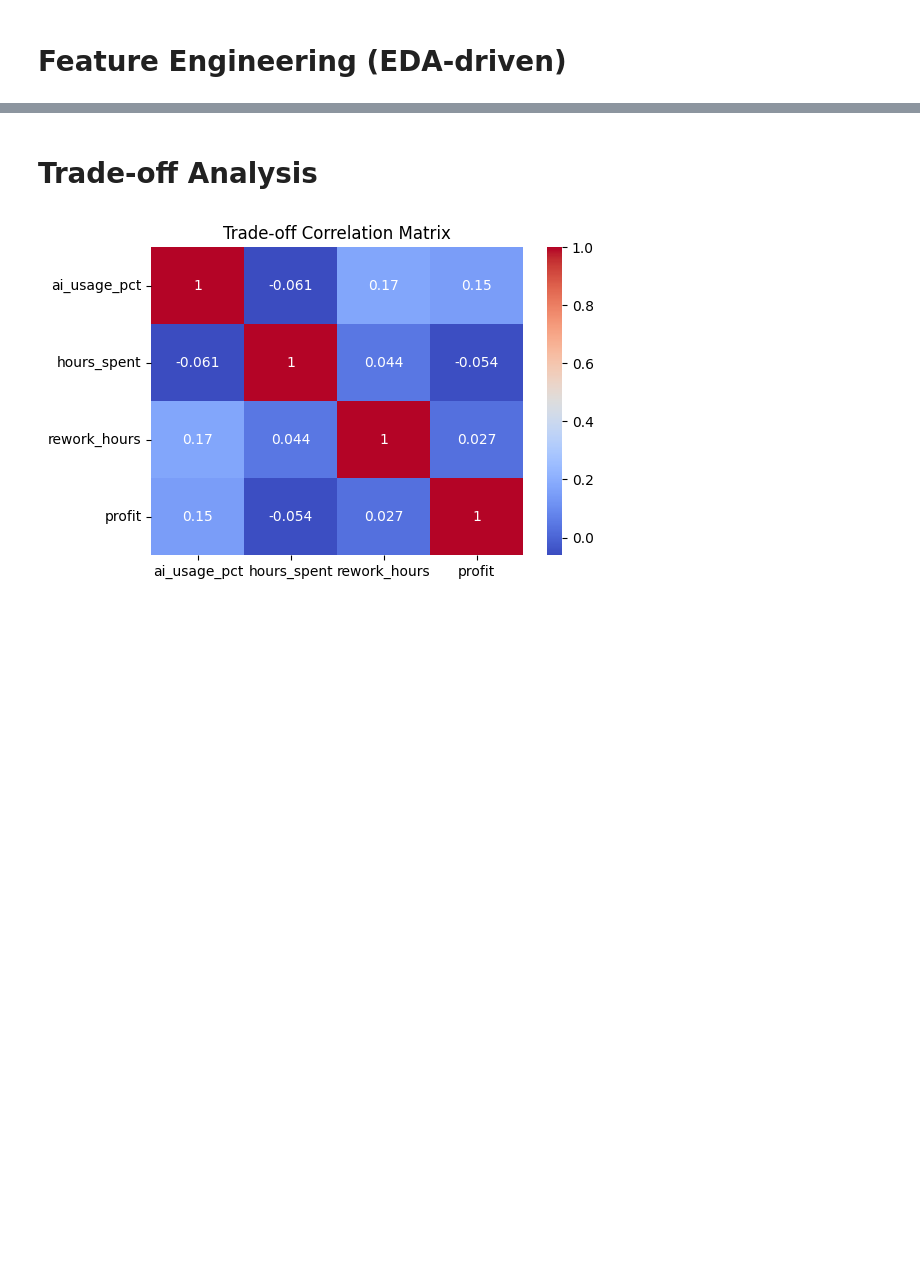
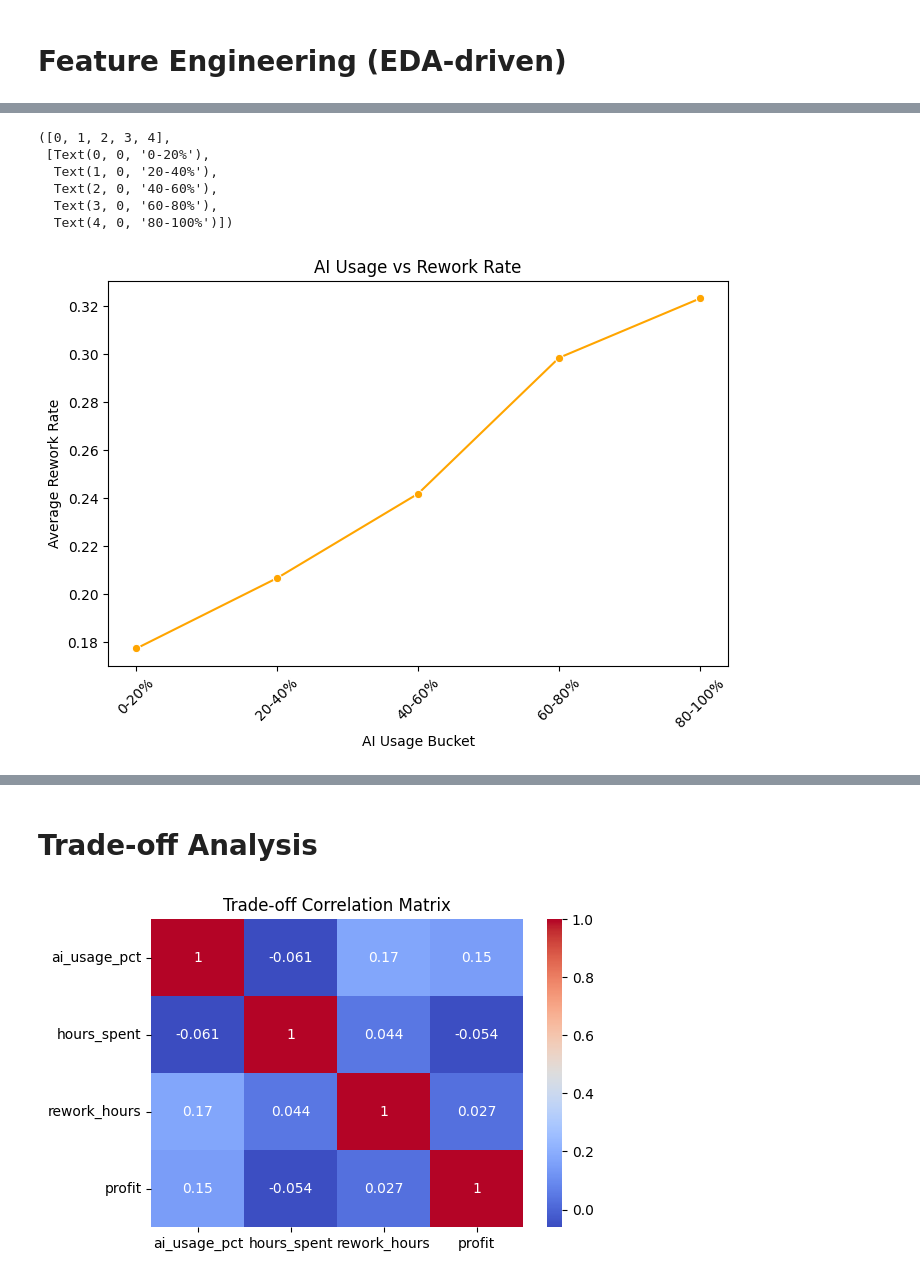
Before and after one commit to andreamammano89-maker/ML_Project_SEA_815441, a Jupyter notebook: EDA.ipynb, the cells around one changed output, grey strips where cells are left out. Cells and saved outputs as stored; diff of their text form; code cells hidden in the pictures; blank space fills up the shorter version.

```diff
--- a/EDA.ipynb
+++ b/EDA.ipynb
@@ -881,0 +872,29 @@ Overall, AI appears to improve both efficiency and profitability on average, but
+# %%
+# ============================================================
+# AI → REWORK
+# ============================================================
+
+plt.figure(figsize=(8,5))
+
+sns.lineplot(
+    data=df_productivity,
+    x='ai_bucket',
+    y='rework_rate',
+    estimator='mean',
+    errorbar=None,
+    marker='o',
+    color='orange'
+)
+
+plt.title("AI Usage vs Rework Rate")
+plt.xlabel("AI Usage Bucket")
+plt.ylabel("Average Rework Rate")
+plt.xticks(rotation=45)
+# %% [output]
+([0, 1, 2, 3, 4],
+ [Text(0, 0, '0-20%'),
+  Text(1, 0, '20-40%'),
+  Text(2, 0, '40-60%'),
+  Text(3, 0, '60-80%'),
+  Text(4, 0, '80-100%')])
+[figure, added]
```
Also changed, not shown: parts of 32 cells of this notebook.
